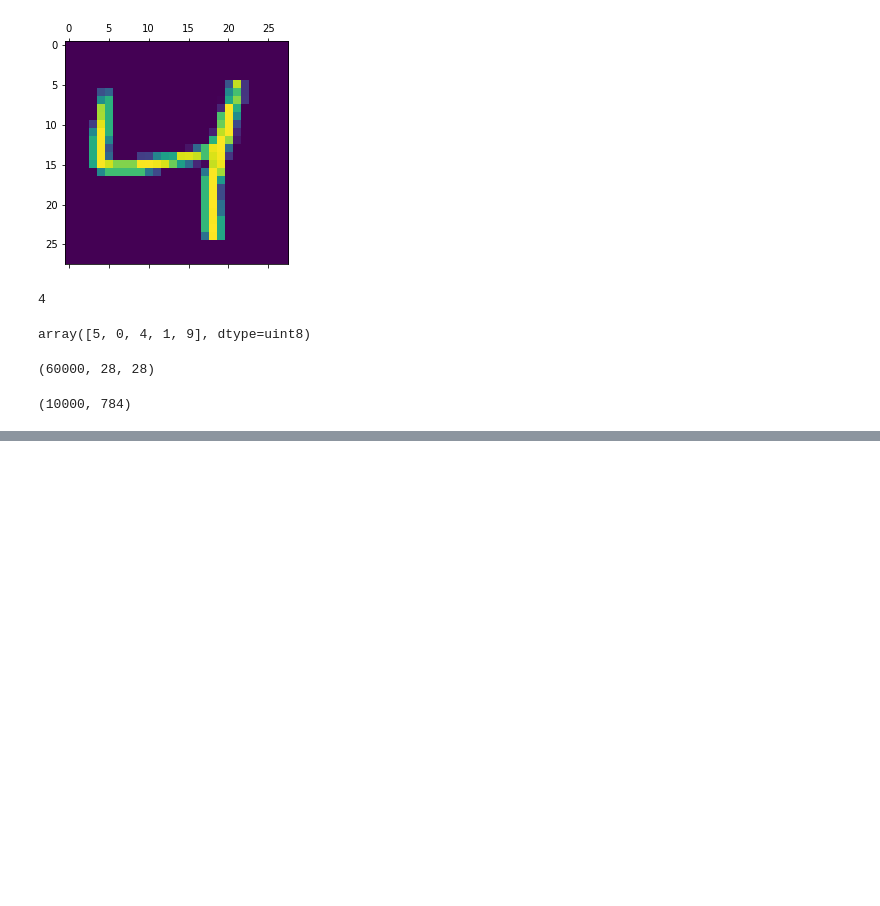
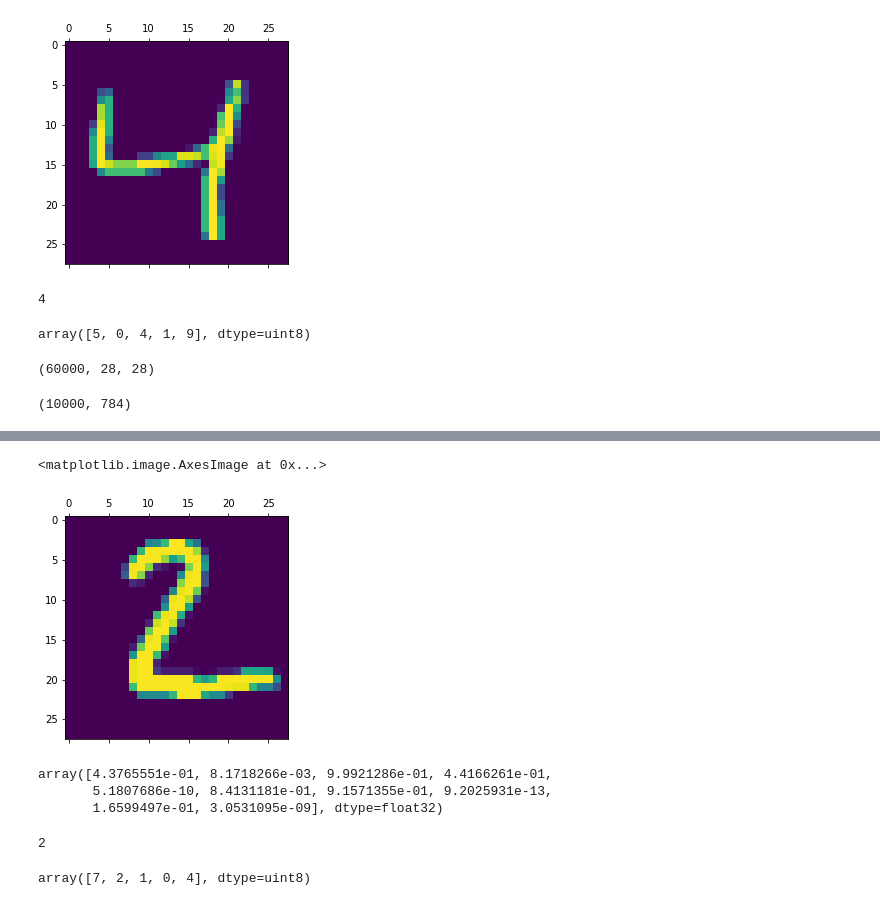
Before and after one commit to aditishraq/Deep-Learning, a Jupyter notebook: Untitled.ipynb, the cells around one changed output, grey strips where cells are left out. Saved outputs shown, nothing was run; the diff lists cells and outputs as text; code cells hidden in the pictures; blank space fills up the shorter version.

```diff
--- a/Untitled.ipynb
+++ b/Untitled.ipynb
@@ -57,6 +54,9 @@ array([5, 0, 4, 1, 9], dtype=uint8)
 X_train.shape
 # %% [output]
 (60000, 28, 28)
+# %%
+X_train = X_train / 255
+X_test = X_test / 255
 # %%
 X_train_flattened = X_train.reshape(len(X_train),28*28)
 X_test_flattened = X_test.reshape(len(X_test),28*28)
@@ -97,0 +115,21 @@ model.fit(X_train_falt)
+# %%
+plt.matshow(X_test[1])
+# %% [output]
+<matplotlib.image.AxesImage at 0x...>
+[figure, added]
+# %%
+y_predicted = model.predict(X_test_flattened)
+y_predicted[1]
+# %% [output]
+array([4.3765551e-01, 8.1718266e-03, 9.9921286e-01, 4.4166261e-01,
+       5.1807686e-10, 8.4131181e-01, 9.1571355e-01, 9.2025931e-13,
+       1.6599497e-01, 3.0531095e-09], dtype=float32)
+# %%
+np.argmax(y_predicted[1])
+# %% [output]
+2
+# %%
+y_predicted_labels = [np.argmax(i) for i in y_predicted]
+y_test[:5]
+# %% [output]
+array([7, 2, 1, 0, 4], dtype=uint8)
```
Also changed, not shown: parts of 10 cells of this notebook.
